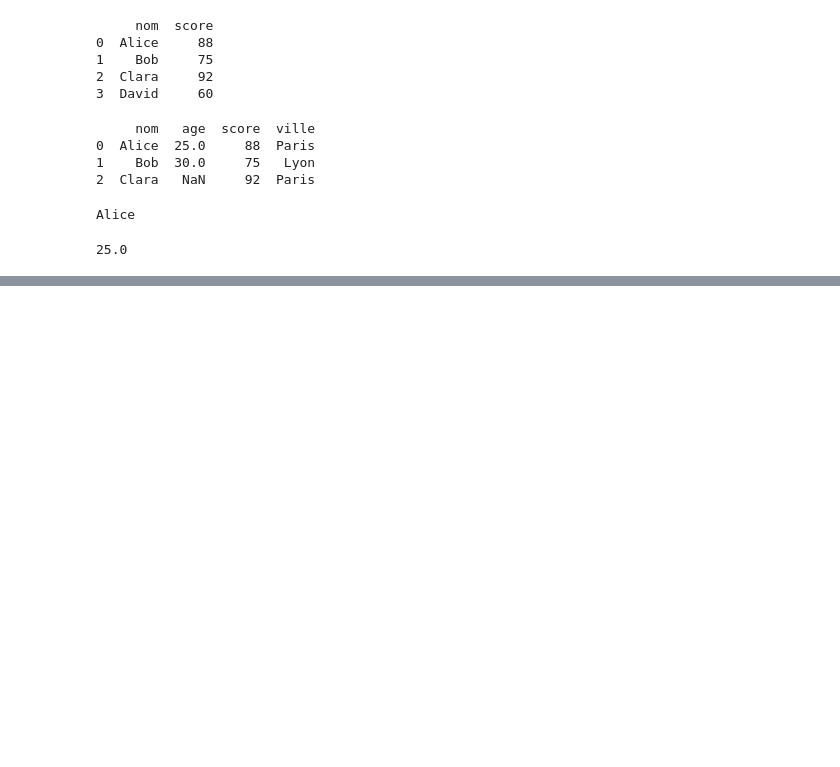
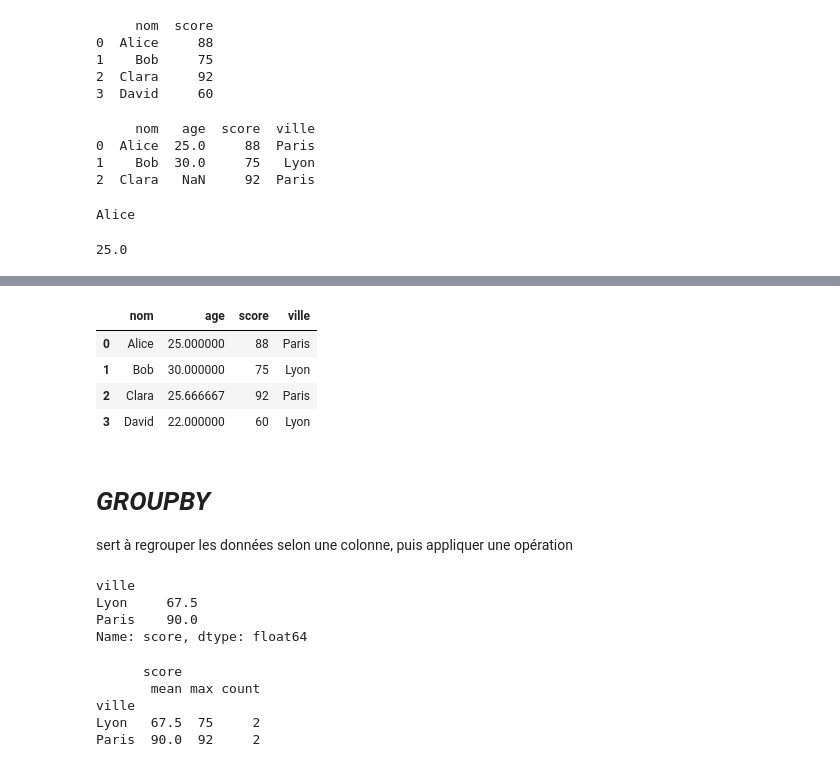
Before and after one commit to harifaly/Python_for_data_science, a Jupyter notebook: __pandas__.ipynb, the cells around one changed output, grey strips where cells are left out. Saved outputs shown, nothing was run; the diff lists cells and outputs as text; code cells hidden in the pictures; blank space fills up the shorter version.

```diff
--- a/__pandas__.ipynb
+++ b/__pandas__.ipynb
@@ -92,0 +138,28 @@ print(df.iloc[0, 1])
+# %%
+df
+# %% [output]
+|  | nom | age | score | ville |
+| 0 | Alice | 25.000000 | 88 | Paris |
+| 1 | Bob | 30.000000 | 75 | Lyon |
+| 2 | Clara | 25.666667 | 92 | Paris |
+| 3 | David | 22.000000 | 60 | Lyon |
+# %% [markdown]
+# ***GROUPBY***
+
+sert à regrouper les données selon une colonne, puis appliquer une opération
+# %%
+#____GroupBy______
+print(df.groupby('ville')['score'].mean())   # moyenne par ville
+# %% [output]
+ville
+Lyon     67.5
+Paris    90.0
+Name: score, dtype: float64
+# %%
+print(df.groupby('ville').agg({'score': ['mean', 'max', 'count']}))
+# %% [output]
+      score
+       mean max count
+ville
+Lyon   67.5  75     2
+Paris  90.0  92     2
```
Also changed, not shown: parts of 14 cells of this notebook.
